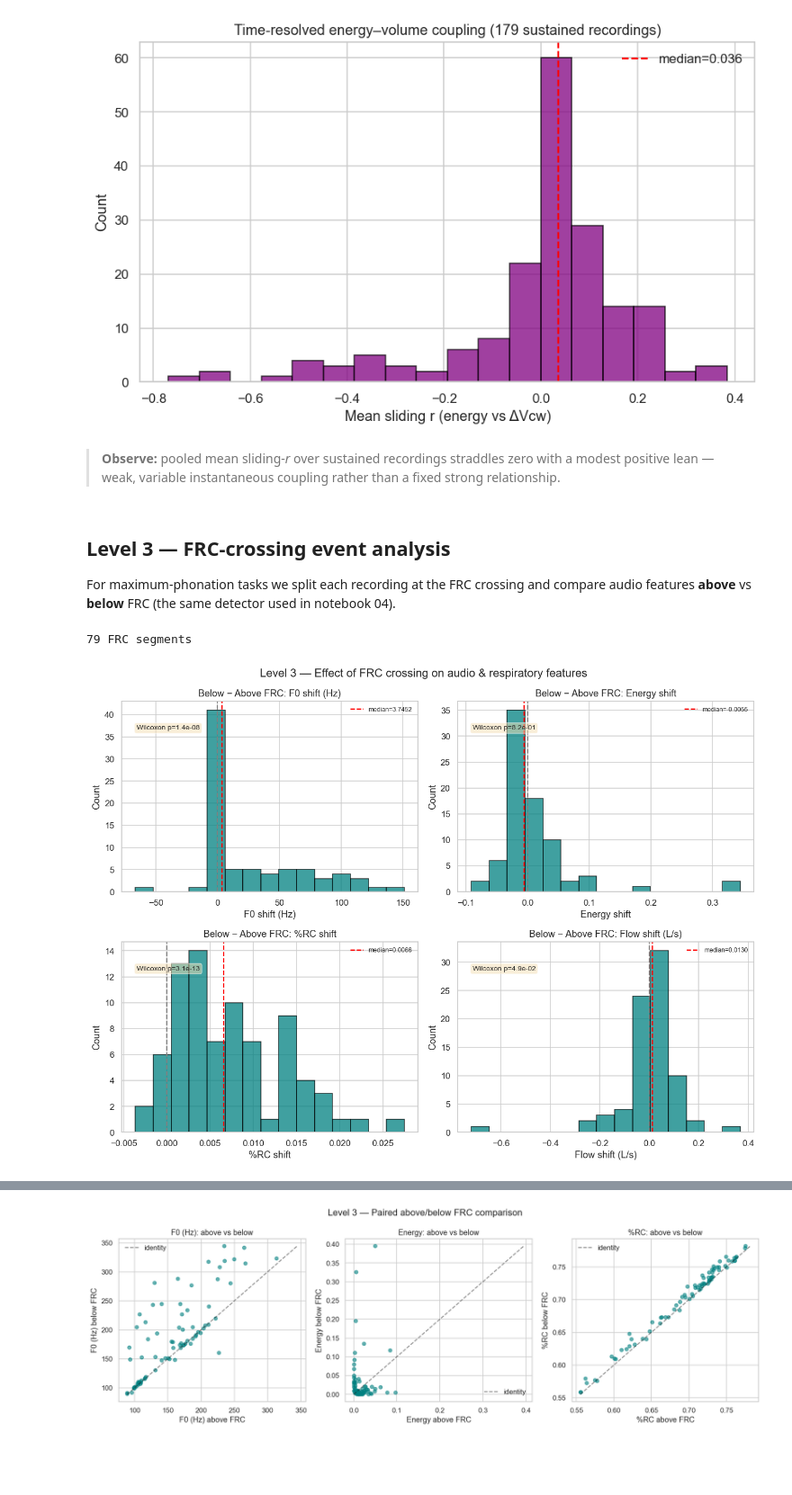
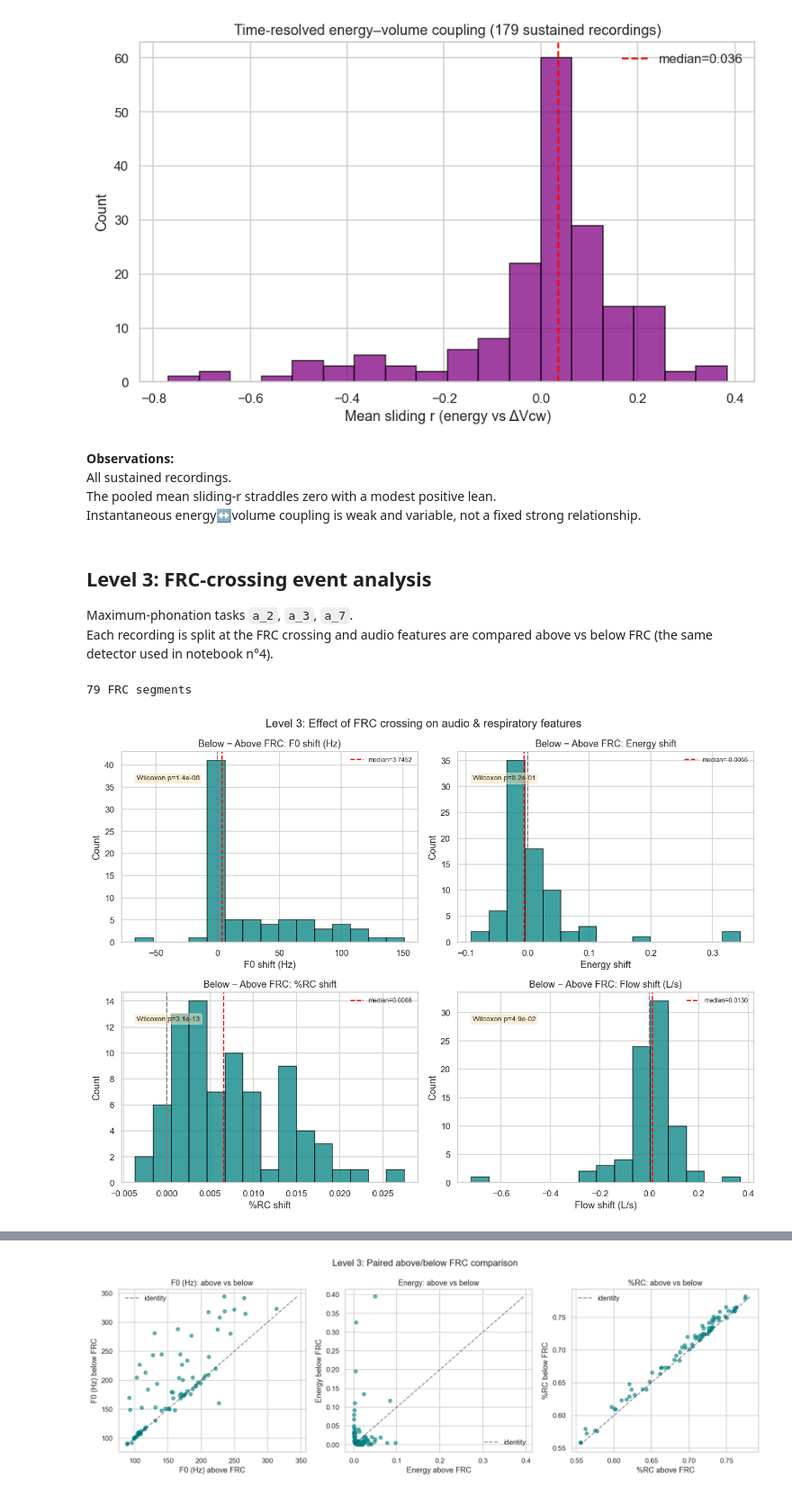
Before and after one commit to Frasavenix/Respiratory-Volumes-and-Speech-pneumophonic_pipeline, a Jupyter notebook: notebooks/03_M2_correlation_analysis.ipynb, the cells around one changed output, grey strips where cells are left out. Shown at 90% size. Saved outputs shown, nothing was run; the diff lists cells and outputs as text; code cells hidden in the pictures; blank space fills up the shorter version.

```diff
--- a/notebooks/03_M2_correlation_analysis.ipynb
+++ b/notebooks/03_M2_correlation_analysis.ipynb
@@ -188,11 +239,14 @@ ax.legend(); plt.tight_layout(); plt.show()
 # %% [output]
 [figure]
 # %% [markdown]
-> **Observe:** pooled mean sliding-*r* over sustained recordings straddles zero with a modest positive lean — weak, variable instantaneous coupling rather than a fixed strong relationship.
+**Observations:**\
+All sustained recordings.\
+The pooled mean sliding-r straddles zero with a modest positive lean.\
+Instantaneous energy↔volume coupling is weak and variable, not a fixed strong relationship.
 # %% [markdown]
-## Level 3 — FRC-crossing event analysis
-For maximum-phonation tasks we split each recording at the FRC crossing and compare audio features
-**above** vs **below** FRC (the same detector used in notebook 04).
+## Level 3: FRC-crossing event analysis
+Maximum-phonation tasks `a_2`, `a_3`, `a_7`.\
+Each recording is split at the FRC crossing and audio features are compared above vs below FRC (the same detector used in notebook n°4).
 # %%
 
 FRC_TASKS = {'a_2', 'a_3', 'a_7'}
@@ -219,20 +273,20 @@ print(f"{len(frc)} FRC segments")
 # %%
 
 specs = [('f0_shift','F0 shift (Hz)'), ('energy_shift','Energy shift'),
          ('pct_rc_shift','%RC shift'), ('flow_shift','Flow shift (L/s)')]
 fig, axes = plt.subplots(2, 2, figsize=(12, 9))
 for ax, (col, lab) in zip(axes.flat, specs):
     d = frc[col].dropna()
     ax.hist(d, bins=15, color='teal', alpha=0.75, edgecolor='black')
     ax.axvline(0, color='gray', ls='--'); ax.axvline(d.median(), color='red', ls='--',
               label=f'median={d.median():.4f}')
     ax.set_xlabel(lab); ax.set_ylabel('Count'); ax.set_title(f'Below − Above FRC: {lab}')
     try:
         _, p = stats.wilcoxon(d); ax.annotate(f'Wilcoxon p={p:.1e}', xy=(0.05,0.85),
             xycoords='axes fraction', fontsize=9, bbox=dict(boxstyle='round', facecolor='wheat', alpha=0.5))
     except Exception: pass
     ax.legend(fontsize=8)
-plt.suptitle('Level 3 — Effect of FRC crossing on audio & respiratory features'); plt.tight_layout(); plt.show()
+plt.suptitle('Level 3: Effect of FRC crossing on audio & respiratory features'); plt.tight_layout(); plt.show()
 # %% [output]
-[figure, old version]
+[figure, new version]
 # %% [markdown]
```
Also changed, not shown: parts of 39 cells of this notebook, 8 other files.
